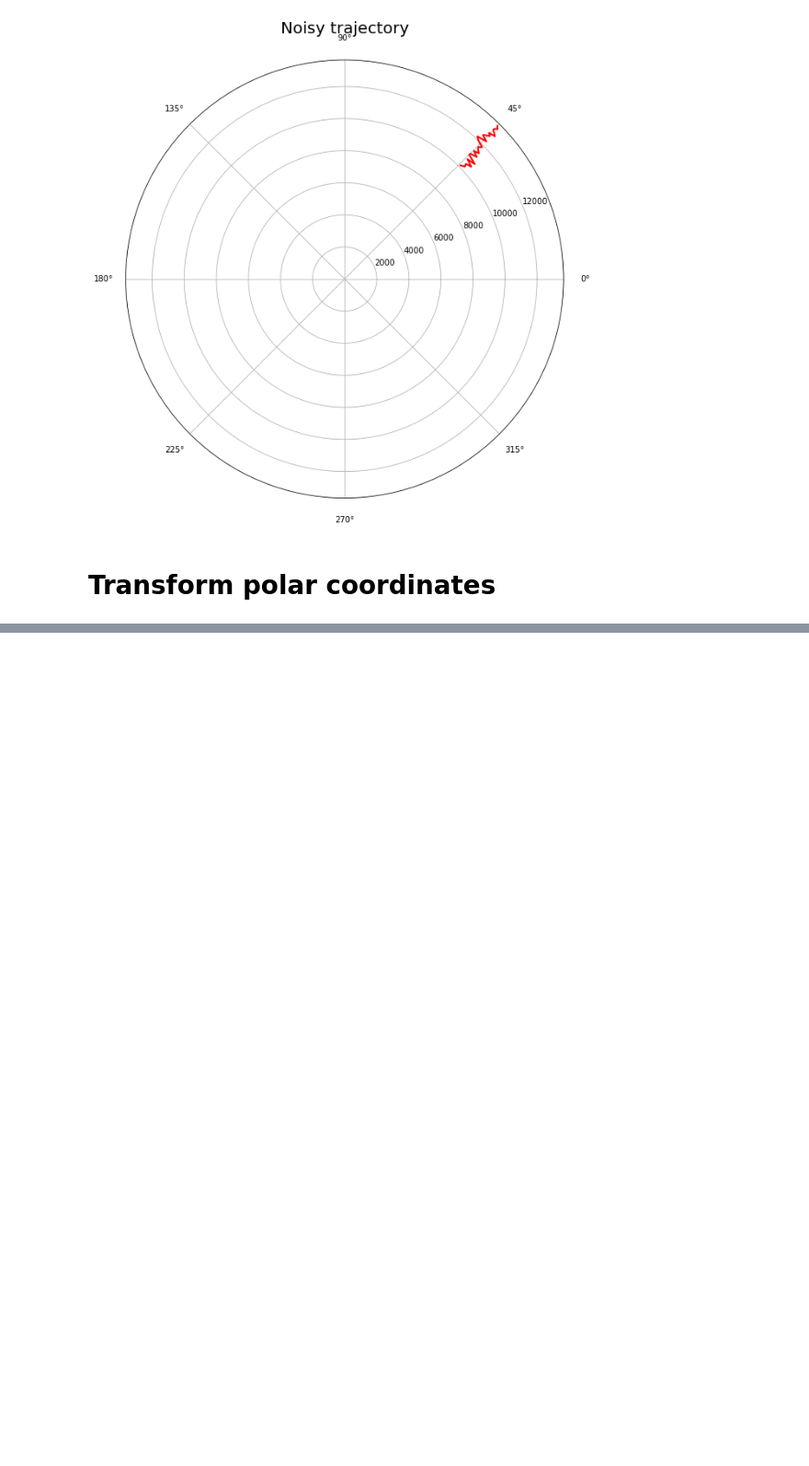
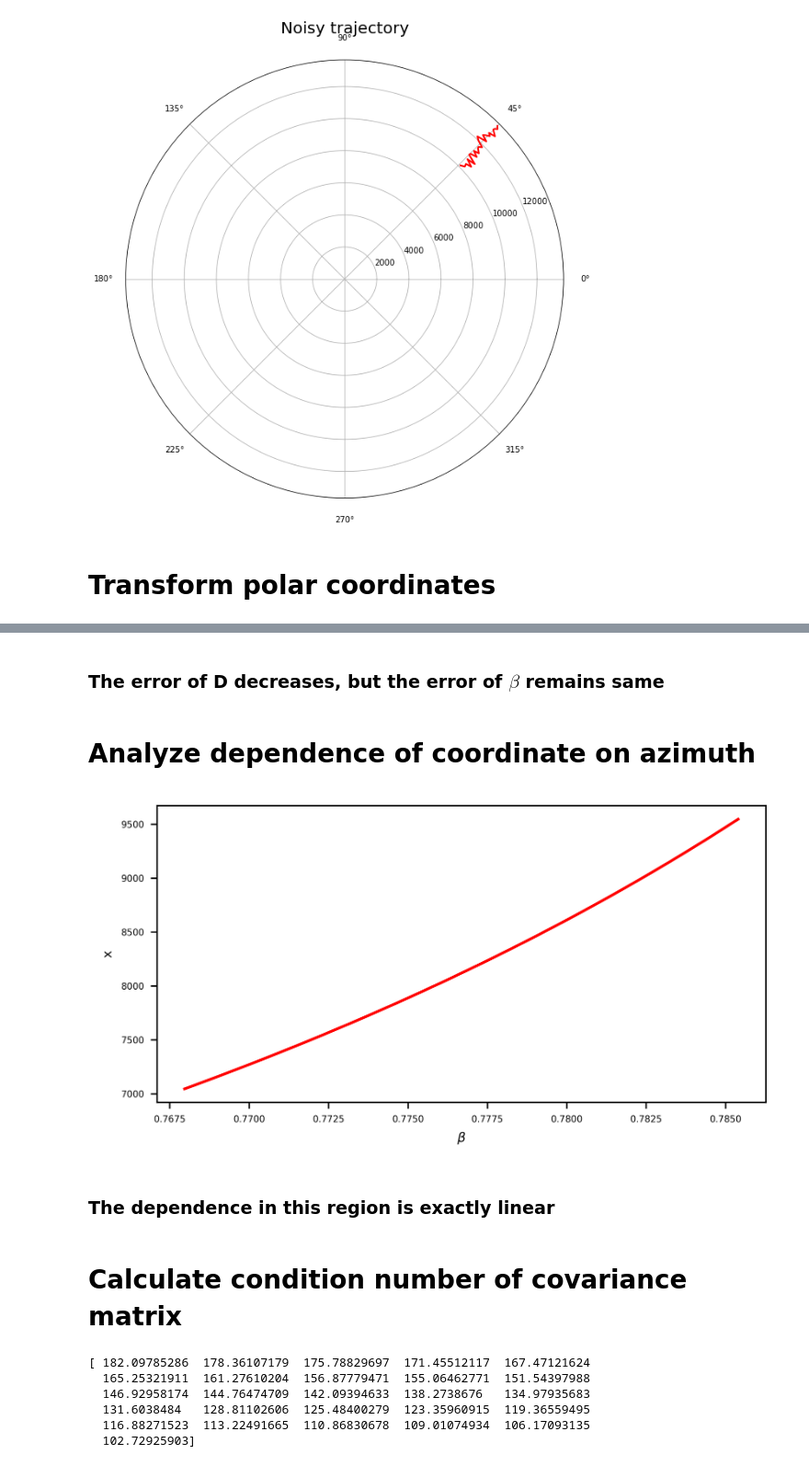
Before and after one commit to EgorPristanskiy/ExpDataProcessing, a Jupyter notebook: Lab9/Lab9.ipynb, the cells around one changed output, grey strips where cells are left out. Shown at 92% size. Saved outputs shown, nothing was run; the diff lists cells and outputs as text; code cells hidden in the pictures; blank space fills up the shorter version.

```diff
--- a/Lab9/Lab9.ipynb
+++ b/Lab9/Lab9.ipynb
@@ -66,0 +202,25 @@ y_m = D_m * np.cos(b_m)
+# %% [markdown]
+### The error of D decreases, but the error of $\beta$ remains same
+# %% [markdown]
+# Analyze dependence of coordinate on azimuth
+# %%
+fig, ax = plt.subplots(1,1, figsize=(6,3), dpi = 600)
+ax.plot(b, x, 'r')
+ax.set_ylabel('x', fontsize = 7)
+ax.set_xlabel(r'$\beta$', fontsize = 7);
+# %% [output]
+[figure, added]
+# %% [markdown]
+###  The dependence in this region is exactly linear
+# %% [markdown]
+# Calculate condition number of covariance matrix
+# %%
+cond_number = D_m ** 2 * sigma_b ** 2 / sigma_D ** 2
+print(cond_number)
+# %% [output]
+[ 182.09785286  178.36107179  175.78829697  171.45512117  167.47121624
+  165.25321911  161.27610204  156.87779471  155.06462771  151.54397988
+  146.92958174  144.76474709  142.09394633  138.2738676   134.97935683
+  131.6038484   128.81102606  125.48400279  123.35960915  119.36559495
+  116.88271523  113.22491665  110.86830678  109.01074934  106.17093135
+  102.72925903]
```
Also changed, not shown: parts of 41 cells of this notebook, 1 other file.
